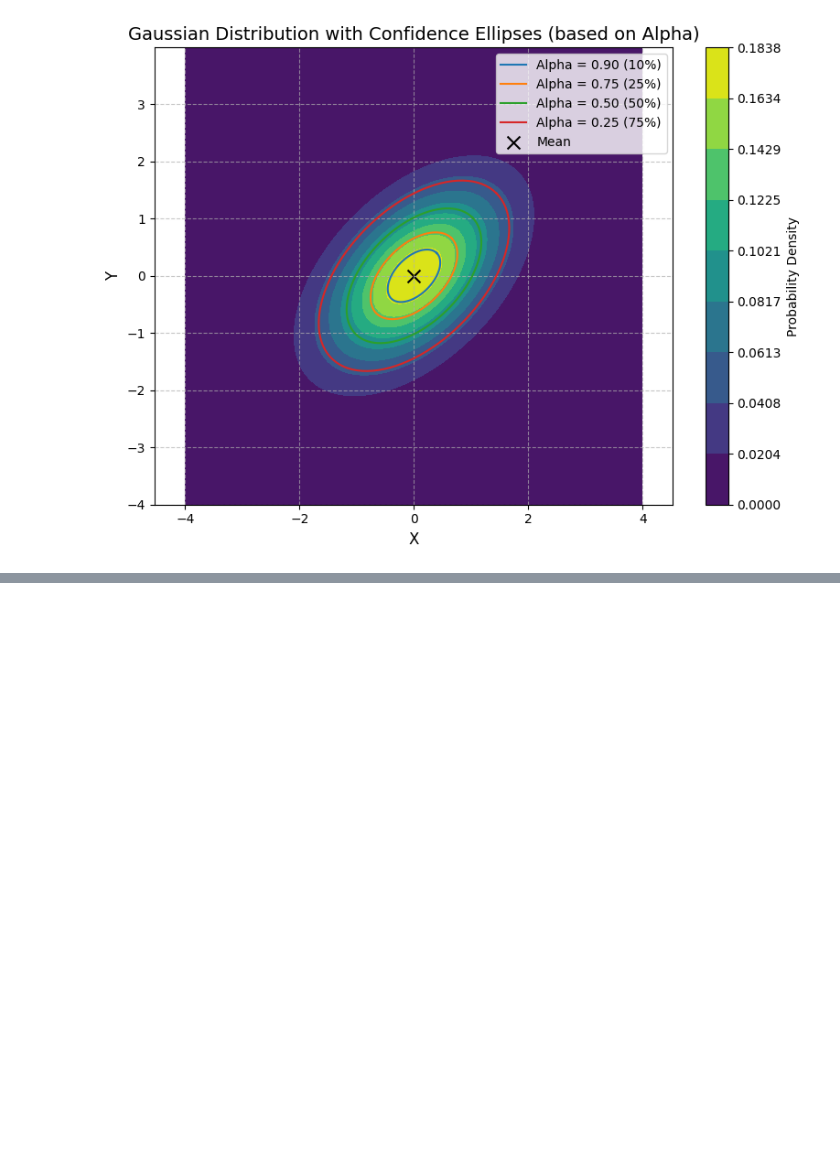
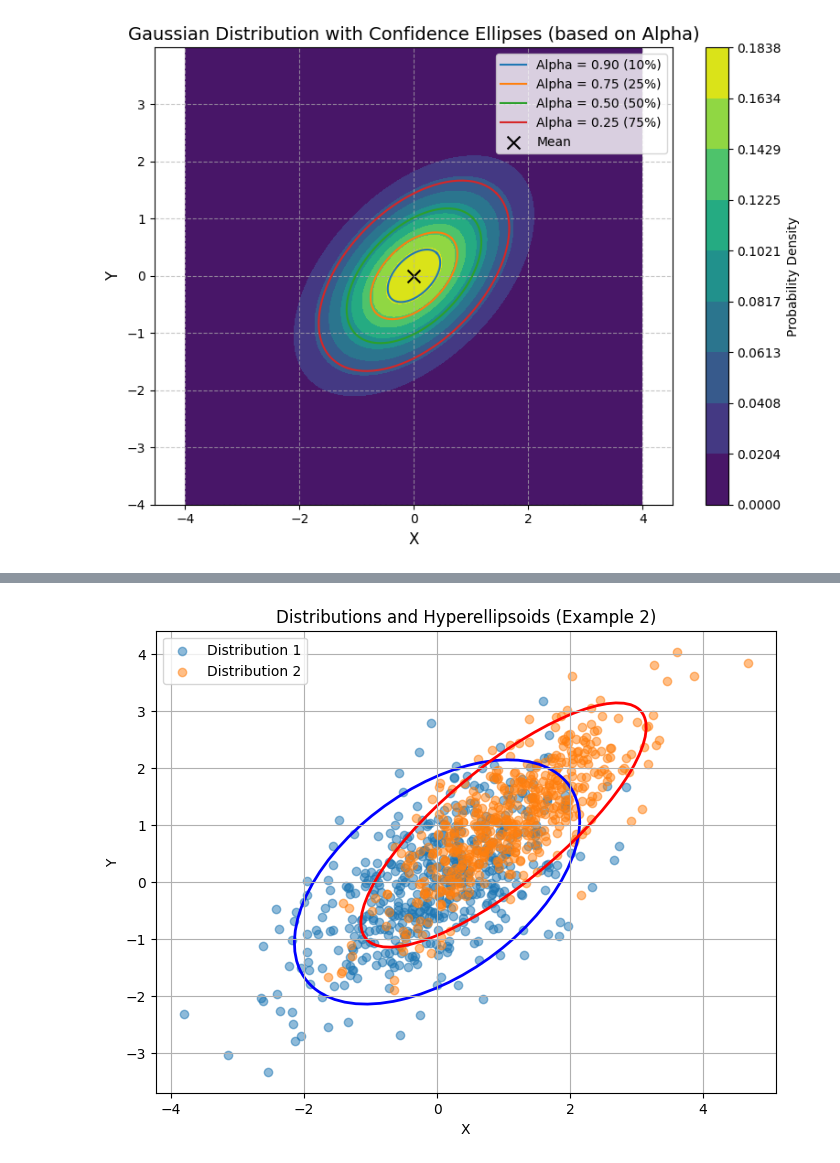
Before and after one commit to mirkomanset/dynamic-clustering, a Jupyter notebook: notebooks/gaussian/gaussian_overlapping.ipynb, the cells around one changed output, grey strips where cells are left out. Drawn from its saved outputs; the diff is of its cells as text; code cells hidden in the pictures; blank space fills up the shorter version.

```diff
--- a/notebooks/gaussian/gaussian_overlapping.ipynb
+++ b/notebooks/gaussian/gaussian_overlapping.ipynb
@@ -310,3 +313,92 @@ plt.tight_layout()
 plt.show()
 # %% [output]
 [figure]
+# %%
+from matplotlib.patches import Ellipse
+def plot_hyperellipsoid(mean, cov, alpha, ax, color):
+  eigenvalues, eigenvectors = np.linalg.eig(cov)
+  angle = np.degrees(np.arctan2(*eigenvectors[:, 0][::-1]))
+  width, height = 2 * np.sqrt(eigenvalues) * np.sqrt(chi2.ppf(alpha, len(mean)))
+  ellipse = Ellipse(mean, width, height, angle=angle, edgecolor=color, facecolor='none', lw=2)
+  ax.add_patch(ellipse)
+# %%
+# Example 2: More overlapping distributions
+mean1 = [0.0, 0.0]
+cov1 = np.array([[1.0, 0.5], [0.5, 1.0]])
+mean2 = [1.0, 1.0]  # Closer means
+cov2 = np.array([[1.0, 0.8], [0.8, 1.0]]) # More correlated
+alpha = 0.9
+
+overlap = compute_overlapping(mean1, cov1, mean2, cov2, alpha)
+print(f"Overlap (Example 2): {overlap}")
+
+# Plotting (similar to Example 1, just with the new distributions)
+points1 = generate_points(mean1, cov1, 500)
+points2 = generate_points(mean2, cov2, 500)
+
+plt.figure(figsize=(8, 6))
+plt.scatter(points1[:, 0], points1[:, 1], label="Distribution 1", alpha=0.5)
+plt.scatter(points2[:, 0], points2[:, 1], label="Distribution 2", alpha=0.5)
+plot_hyperellipsoid(mean1, cov1, alpha, plt.gca(), 'blue')
+plot_hyperellipsoid(mean2, cov2, alpha, plt.gca(), 'red')
+plt.xlabel("X")
+plt.ylabel("Y")
+plt.title("Distributions and Hyperellipsoids (Example 2)")
+plt.legend()
+plt.grid(True)
+plt.show()
+
+
+# Example 3: One distribution contained in another
+mean1 = [0.0, 0.0]
+cov1 = np.array([[1.0, 0.5], [0.5, 1.0]])
+mean2 = [0.0, 0.0]  # Same mean
+cov2 = np.array([[2.0, 1.0], [1.0, 2.0]])  # Larger covariance
+alpha = 0.9
+
+overlap = compute_overlapping(mean1, cov1, mean2, cov2, alpha)
+print(f"Overlap (Example 3): {overlap}")
+
+# Plotting (similar to Example 1, just with the new distributions)
+points1 = generate_points(mean1, cov1, 500)
+points2 = generate_points(mean2, cov2, 500)
+
+plt.figure(figsize=(8, 6))
+plt.scatter(points1[:, 0], points1[:, 1], label="Distribution 1", alpha=0.5)
+plt.scatter(points2[:, 0], points2[:, 1], label="Distribution 2", alpha=0.5)
+plot_hyperellipsoid(mean1, cov1, alpha, plt.gca(), 'blue')
+plot_hyperellipsoid(mean2, cov2, alpha, plt.gca(), 'red')
+plt.xlabel("X")
+plt.ylabel("Y")
+plt.title("Distributions and Hyperellipsoids (Example 3)")
+plt.legend()
+plt.grid(True)
+plt.show()
+
+# Example 4: Very distant distributions (minimal to no overlap)
+mean1 = [0.0, 0.0]
+cov1 = np.array([[1.0, 0.5], [0.5, 1.0]])
+mean2 = [10.0, 10.0]  # Very far apart means
+cov2 = np.array([[1.0, 0.5], [0.5, 1.0]])
+alpha = 0.9
+
+overlap = compute_overlapping(mean1, cov1, mean2, cov2, alpha)
+print(f"Overlap (Example 4): {overlap}")
+
+# Plotting
+points1 = generate_points(mean1, cov1, 500)
+points2 = generate_points(mean2, cov2, 500)
+
+plt.figure(figsize=(8, 6))
+plt.scatter(points1[:, 0], points1[:, 1], label="Distribution 1", alpha=0.5)
+plt.scatter(points2[:, 0], points2[:, 1], label="Distribution 2", alpha=0.5)
+plot_hyperellipsoid(mean1, cov1, alpha, plt.gca(), 'blue')
+plot_hyperellipsoid(mean2, cov2, alpha, plt.gca(), 'red')
+
+plt.xlabel("X")
+plt.ylabel("Y")
+plt.title("Distributions and Hyperellipsoids (Example 4 - Distant)")
+plt.legend()
+plt.grid(True)
+plt.show()
+# %% [output]
@@ -312,0 +409 @@ plt.show()
+[figure, added]
```
Also changed, not shown: parts of 8 cells of this notebook, 4 other files.
